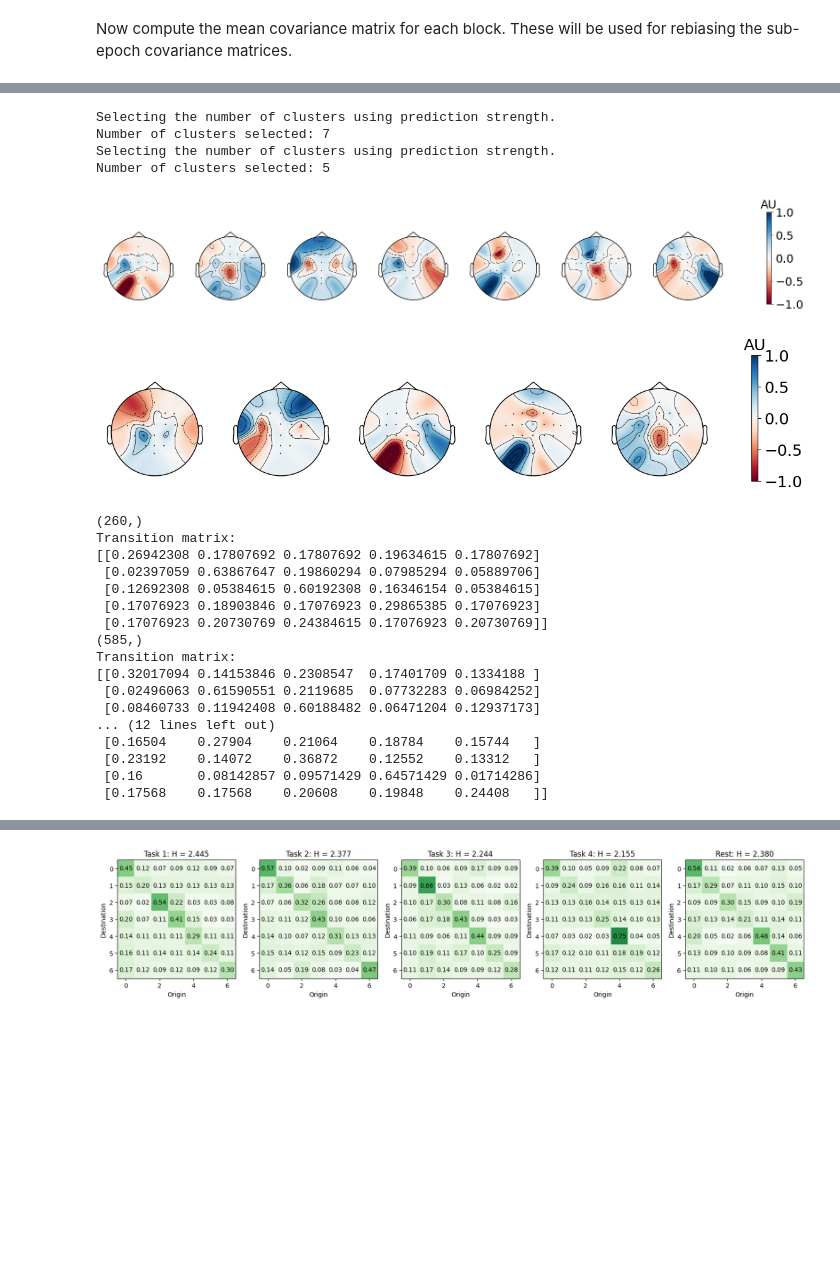
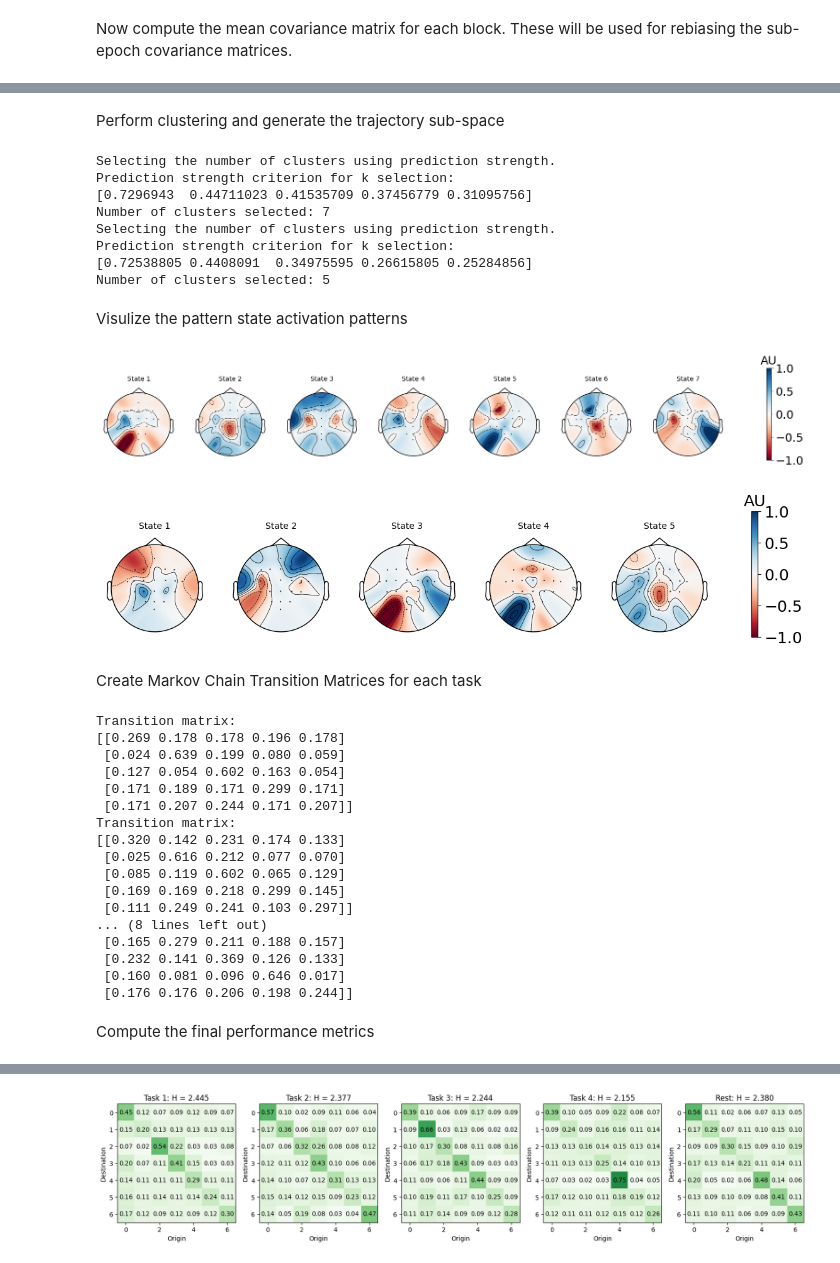
Before and after one commit to nivanov94/MindScoPy, a Jupyter notebook: example_markov_chain_analysis.ipynb, the cells around one changed output, grey strips where cells are left out. Saved outputs shown, nothing was run; the diff lists cells and outputs as text; code cells hidden in the pictures; blank space fills up the shorter version.

```diff
--- a/example_markov_chain_analysis.ipynb
+++ b/example_markov_chain_analysis.ipynb
@@ -119,10 +118,10 @@ Nepochs = X_epoched.shape[1]
 # apply the rebiasing to the sub-epochs
 blocks_clust_epochs = np.repeat(blocks, X_epoched.shape[1])
 
-X_epoched = np.reshape(X_epoched, (-1, Nc, Ns_epoch))
+X_epoched = np.reshape(X_epoched, (-1, n_channels, n_samples_epoch))
 X_epoch_covs = pyriemann.utils.covariance.covariances(X_epoched)
 
 X_epoch_covs = apply_rebias_to_groups(X_epoch_covs, blocks_clust_epochs, block_means)
 # %%
-y_seg = np.repeat(y, Nepochs)
+y_seg = np.repeat(y, n_epochs)
 X_task_covs = X_epoch_covs[y_seg != 0]
@@ -135,61 +136,69 @@ feature_extractor.fit(X_task_covs)
 X_task_features = feature_extractor.transform(X_task_covs)
 # %%
 # put the data back into trial, epoch, format
-X_features = np.reshape(X_features, (Nt, Nepochs, -1))
+X_features = np.reshape(X_features, (n_trials, n_epochs, -1))
 Ntask_trials = np.sum(y != 0)
-X_task_features = np.reshape(X_task_features, (Ntask_trials, Nepochs, -1))
+X_task_features = np.reshape(X_task_features, (Ntask_trials, n_epochs, -1))
+# %% [markdown]
+Perform clustering and generate the trajectory sub-space
 # %%
-# Perform clustering and generate the trajectory sub-space
 np.random.seed(42)
-all_state_space = ms.Markov_State_Space(krange=range(3,8)).fit(X_features, verbose=True)
+all_state_space = ms.MarkovStateSpace(krange=range(3,8)).fit(X_features, verbose=True)
 
 # create a state space for the task data only
-task_state_space = ms.Markov_State_Space(krange=range(3,8)).fit(X_task_features, verbose=True)
+task_state_space = ms.MarkovStateSpace(krange=range(3,8)).fit(X_task_features, verbose=True)
 # %% [output]
 Selecting the number of clusters using prediction strength.
+Prediction strength criterion for k selection:
+[0.7296943  0.44711023 0.41535709 0.37456779 0.31095756]
 Number of clusters selected: 7
 Selecting the number of clusters using prediction strength.
+Prediction strength criterion for k selection:
+[0.72538805 0.4408091  0.34975595 0.26615805 0.25284856]
 Number of clusters selected: 5
+# %% [markdown]
+Visulize the pattern state activation patterns
 # %%
 chs = ['Fz', 'FC3', 'FC1', 'FCz', 'FC2', 'FC4', 'C5', 'C3', 'C1', 'Cz', 'C2', 'C4', 'C6', 'CP3', 'CP1', 'CPz', 'CP2', 'CP4', 'P1', 'Pz', 'P2', 'POz']
 ch_map = {
     ch : i for _, ch in enumerate(chs)
 }
 # %%
-# visulize the pattern state activation patterns
-all_state_space.plot_state_activation_patterns(np.reshape(X_features, (-1, X_features.shape[-1])), X_epoch_covs, list(ch_map.keys()))
-task_state_space.plot_state_activation_patterns(np.reshape(X_task_features, (-1, X_task_features.shape[-1])), X_task_covs, list(ch_map.keys()))
+all_state_space.plot_activation_patterns(np.reshape(X_features, (-1, X_features.shape[-1])), X_epoch_covs, list(ch_map.keys()))
+task_state_space.plot_activation_patterns(np.reshape(X_task_features, (-1, X_task_features.shape[-1])), X_task_covs, list(ch_map.keys()))
 # %% [output]
-[figure, old version]
+[figure, new version]
-[figure, old version]
+[figure, new version]
+# %% [markdown]
+Create Markov Chain Transition Matrices for each task
 # %%
-# create Markov State Transition Matrix for each task
 ytask = y[y != 0]
 labels = np.unique(ytask)
 models = [None] * len(labels)
 for i, label in enumerate(labels):
     Xlabel = X_task_features[ytask == label]
     S = task_state_space.transform(Xlabel)
-    print(S.shape)
-    models[i] = ms.Markov_Model(task_state_space).fit(np.reshape(S, (-1, Nepochs)), verbose=True)
+    models[i] = ms.MarkovChainModel(task_state_space).fit(S, verbose=True)
 # %% [output]
-(260,)
 Transition matrix:
-[[0.26942308 0.17807692 0.17807692 0.19634615 0.17807692]
- [0.02397059 0.63867647 0.19860294 0.07985294 0.05889706]
- [0.12692308 0.05384615 0.60192308 0.16346154 0.05384615]
- [0.17076923 0.18903846 0.17076923 0.29865385 0.17076923]
- [0.17076923 0.20730769 0.24384615 0.17076923 0.20730769]]
-(585,)
+[[0.269 0.178 0.178 0.196 0.178]
+ [0.024 0.639 0.199 0.080 0.059]
+ [0.127 0.054 0.602 0.163 0.054]
+ [0.171 0.189 0.171 0.299 0.171]
+ [0.171 0.207 0.244 0.171 0.207]]
 Transition matrix:
-[[0.32017094 0.14153846 0.2308547  0.17401709 0.1334188 ]
- [0.02496063 0.61590551 0.2119685  0.07732283 0.06984252]
- [0.08460733 0.11942408 0.60188482 0.06471204 0.12937173]
-... (12 lines left out)
- [0.16504    0.27904    0.21064    0.18784    0.15744   ]
- [0.23192    0.14072    0.36872    0.12552    0.13312   ]
- [0.16       0.08142857 0.09571429 0.64571429 0.01714286]
- [0.17568    0.17568    0.20608    0.19848    0.24408   ]]
+[[0.320 0.142 0.231 0.174 0.133]
+ [0.025 0.616 0.212 0.077 0.070]
+ [0.085 0.119 0.602 0.065 0.129]
+ [0.169 0.169 0.218 0.299 0.145]
+ [0.111 0.249 0.241 0.103 0.297]]
+... (8 lines left out)
+ [0.165 0.279 0.211 0.188 0.157]
+ [0.232 0.141 0.369 0.126 0.133]
+ [0.160 0.081 0.096 0.646 0.017]
+ [0.176 0.176 0.206 0.198 0.244]]
+# %% [markdown]
+Compute the final performance metrics
 # %%
 # compute the taskDistinct
 td = ms.task_distinct(models, visualize=True)
```
Also changed, not shown: parts of 9 cells of this notebook, 15 other files.
